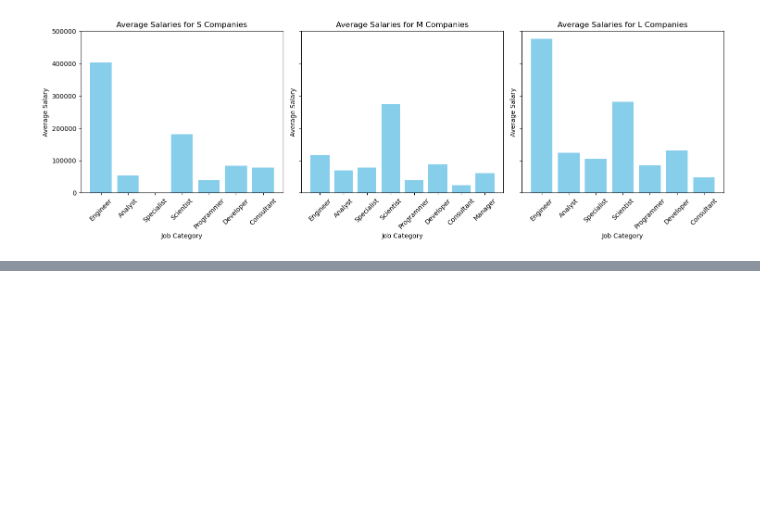
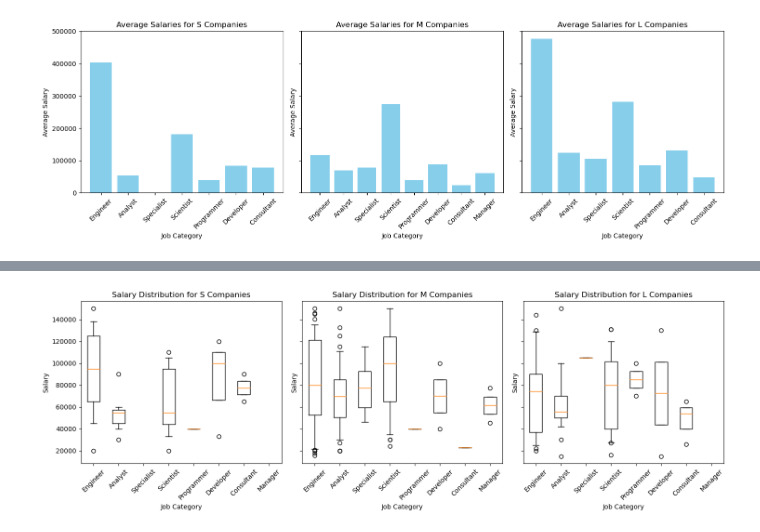
Before and after one commit to christian-a-smith/project-1, a Jupyter notebook: question-1/question-1_company size.ipynb, the cells around one changed output, grey strips where cells are left out. Saved outputs shown, nothing was run; the diff lists cells and outputs as text; code cells hidden in the pictures; blank space fills up the shorter version.

```diff
--- a/question-1/question-1_company size.ipynb
+++ b/question-1/question-1_company size.ipynb
@@ -283,0 +321,41 @@ plt.show()
+# %%
+# Define company size categories
+company_sizes = ['S', 'M', 'L']
+
+# Create an empty list to store the salary data for each category in each company size
+category_salaries = {size: {category: [] for category in categories} for size in company_sizes}
+
+# Define the lower and upper bounds for your whiskers (adjust these values as needed)
+lower_whisker = 10_000  # Set your lower bound
+upper_whisker = 150_000  # Set your upper bound
+
+# Iterate through each company size
+for size in company_sizes:
+    # Filter "EN" entries for the current company size
+    size_entries = en_entries[en_entries['company_size'] == size]
+
+    # Extract the salary data for each job category in the current company size
+    for category, keywords in categories.items():
+        # Filter data points within the specified salary range
+        filtered_data = size_entries[size_entries['job_title'].str.contains('|'.join(keywords))]
+        filtered_data = filtered_data[(filtered_data['salary'] >= lower_whisker) & (filtered_data['salary'] <= upper_whisker)]
+
+        # Store the filtered salary data
+        category_salaries[size][category] = filtered_data['salary'].tolist()
+
+# Create a set of subplots (one for each company size)
+fig, axs = plt.subplots(1, 3, figsize=(15, 5), sharey=True)
+
+for i, size in enumerate(company_sizes):
+    # Create a box and whisker plot for each category in the current company size
+    data = [category_salaries[size][category] for category in category_salaries[size]]
+    axs[i].boxplot(data, labels=category_salaries[size].keys(), whis=[5, 95])  # Adjust the whis parameter
+    axs[i].set_title(f"Salary Distribution for {size} Companies")
+    axs[i].set_xlabel("Job Category")
+    axs[i].set_ylabel("Salary")
+    axs[i].tick_params(axis='x', rotation=45)
+
+plt.tight_layout()
+plt.show()
+# %% [output]
+[figure, added]
```
Also changed, not shown: parts of 6 cells of this notebook.
